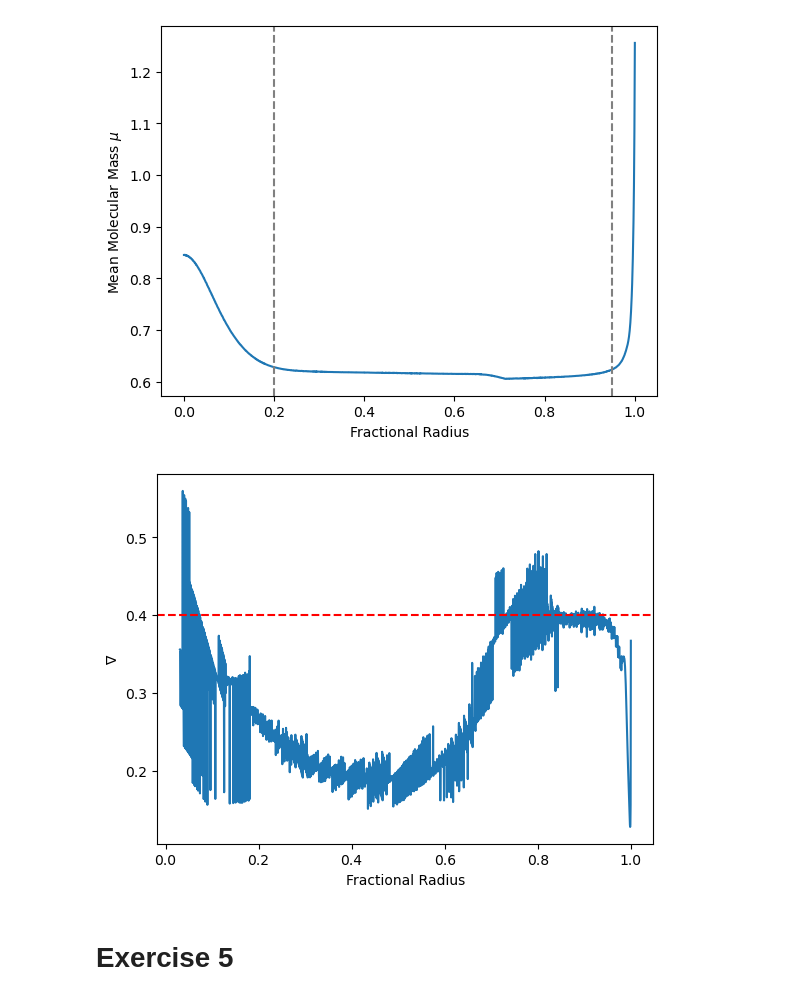
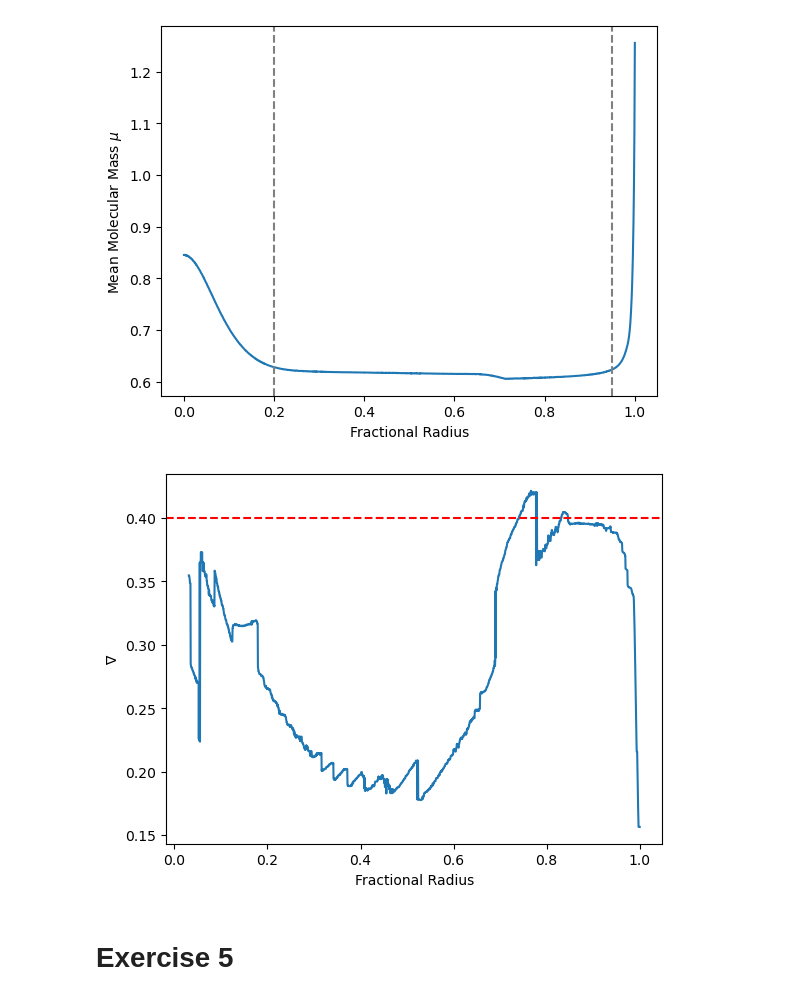
Before and after one commit to qingru-hu/Stars-and-Planets, a Jupyter notebook: ps4/code/cal.ipynb, the cells around one changed output. Drawn from its saved outputs; the diff is of its cells as text; code cells hidden in the pictures.

Commit message:
Add median filter

```diff
--- a/ps4/code/cal.ipynb
+++ b/ps4/code/cal.ipynb
@@ -65,16 +66,18 @@ logP = np.log(P)
 dlogT = logT[1:] - logT[:-1]
 dlogP = logP[1:] - logP[:-1]
 nabla = dlogT/dlogP
+# %%
+nabla_f = median_filter(nabla, size=25)
 # %%
 plt.axhline(2/5, linestyle='--', color='r', zorder=2)
-plt.plot(r[61:], nabla[60:], zorder=1)
+plt.plot(r[61:], nabla_f[60:], zorder=1)
 
 plt.xlabel('Fractional Radius')
 plt.ylabel(r'$\nabla$')
 plt.savefig('nabla.png', dpi=100)
 plt.show()
 # %% [output]
-[figure, old version]
+[figure, new version]
 # %% [markdown]
 # Exercise 5
 # %%
```
Also changed, not shown: parts of 1 cell of this notebook, 5 other files.
